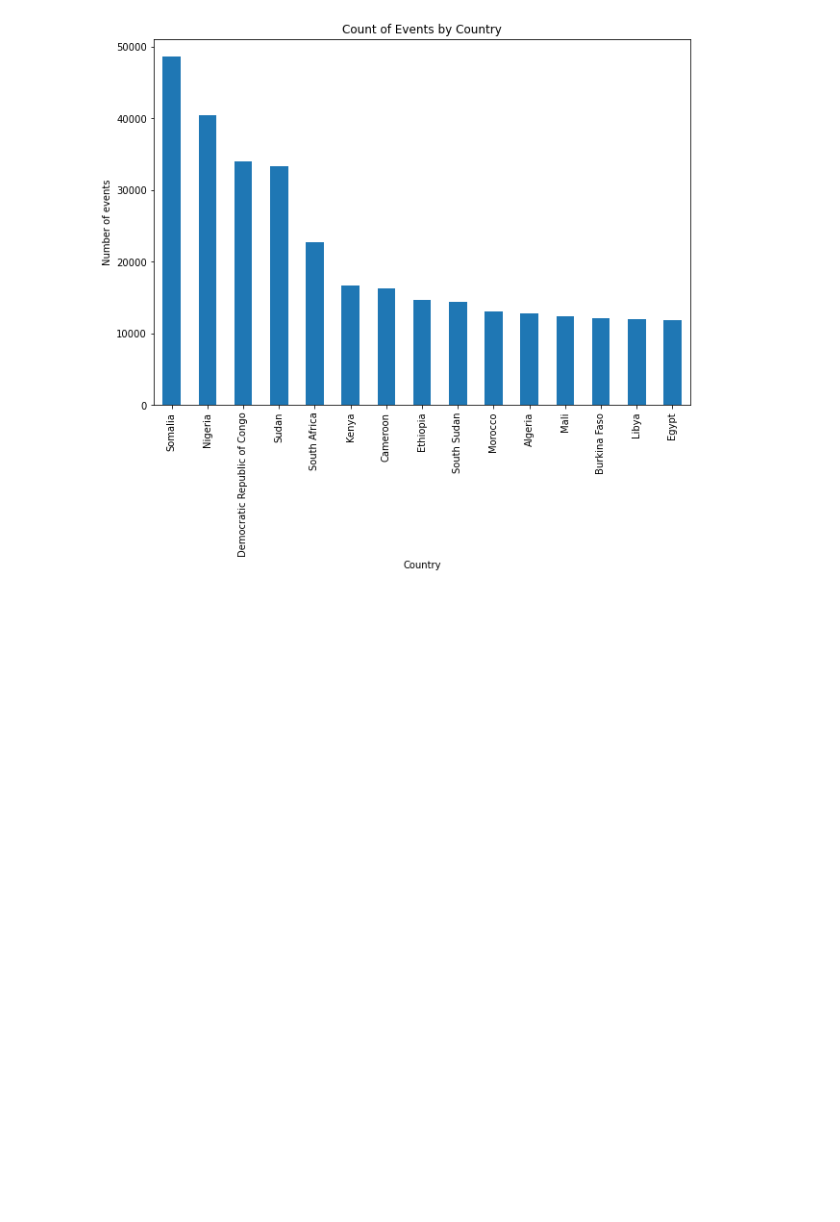
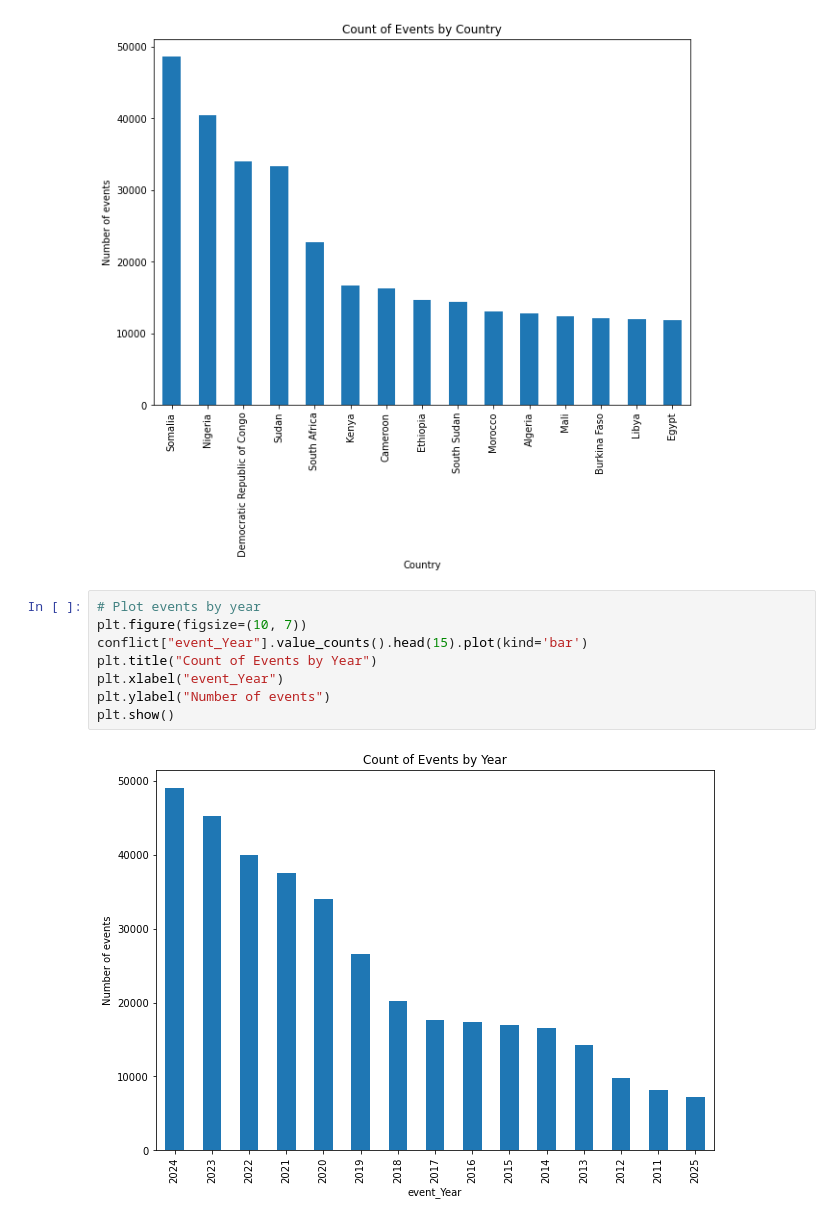
Before and after one commit to Collz472/DSF-PT08P5-GROUP-11-CAPSTONE-PROJECT, a Jupyter notebook: Working Folder/Colleta.ipynb, the cells around one changed output. Cells and saved outputs as stored; diff of their text form; blank space fills up the shorter version.

```diff
--- a/Working Folder/Colleta.ipynb
+++ b/Working Folder/Colleta.ipynb
@@ -476,3 +476,13 @@ plt.ylabel("Number of events")
 plt.show()
 # %% [output]
 [figure]
+# %%
+# Plot events by year
+plt.figure(figsize=(10, 7))
+conflict["event_Year"].value_counts().head(15).plot(kind='bar')
+plt.title("Count of Events by Year")
+plt.xlabel("event_Year")
+plt.ylabel("Number of events")
+plt.show()
+# %% [output]
+[figure, added]
```
Also changed, not shown: parts of 22 cells of this notebook.
